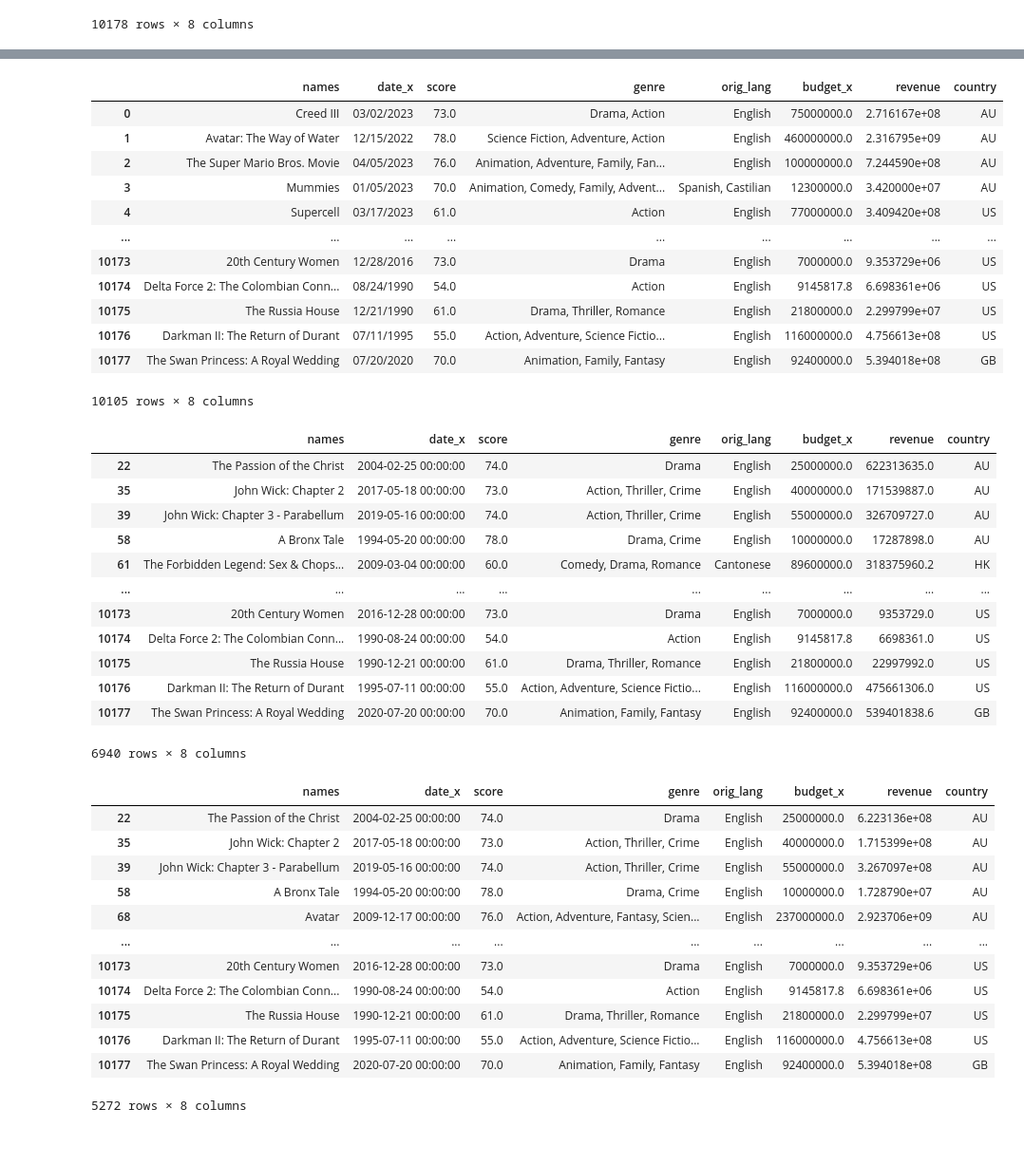
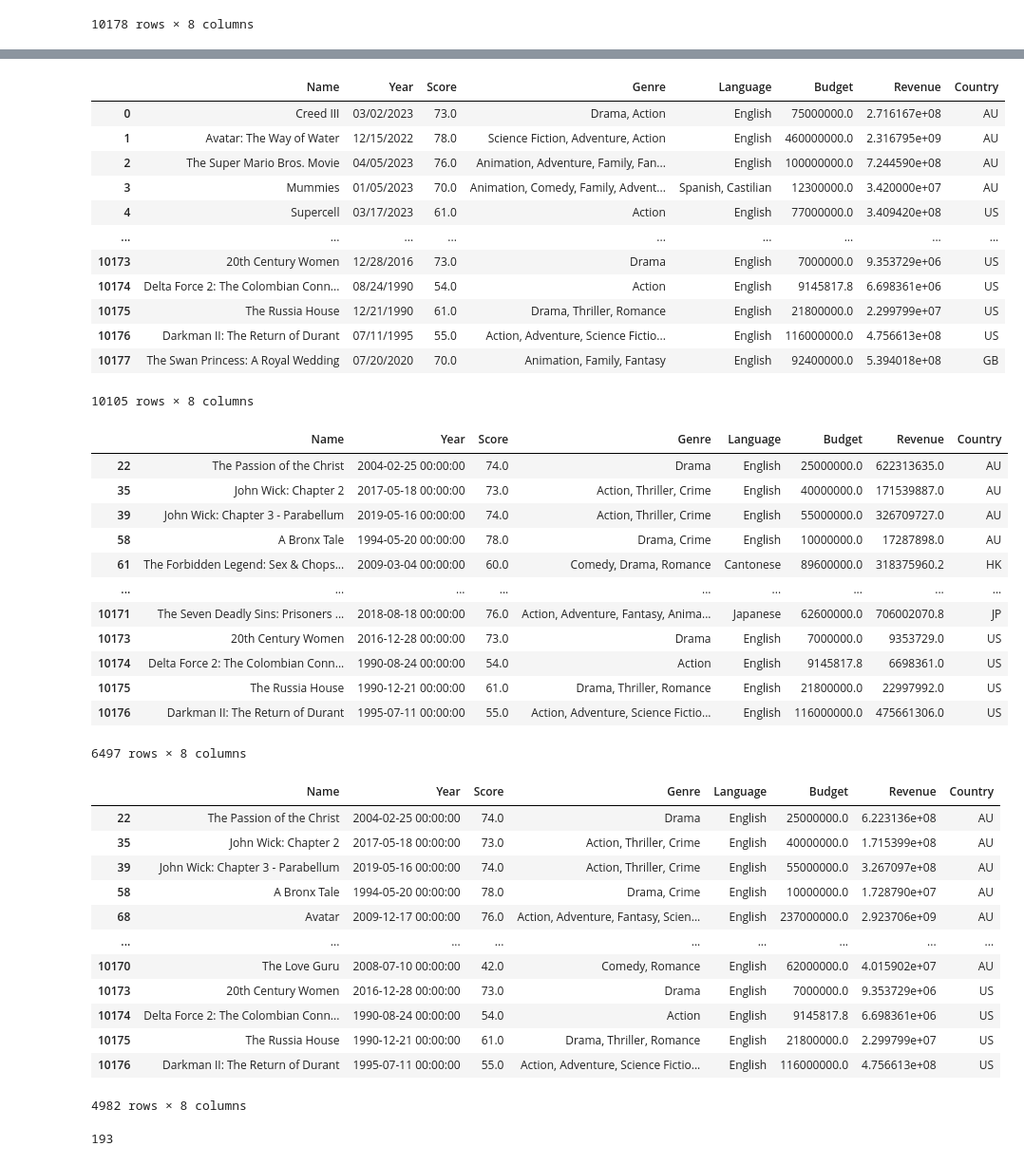
Before and after one commit to hatkiet/Project-1-Red-Team, a Jupyter notebook: IMDB_data_Kiet.ipynb, the cells around one changed output, grey strips where cells are left out. Shown: that part at 95% size. Saved outputs shown, nothing was run; the diff lists cells and outputs as text; code cells hidden in the pictures.

Commit message:
Second commit
Attempt to get the data for english movies

```diff
--- a/IMDB_data_Kiet.ipynb
+++ b/IMDB_data_Kiet.ipynb
@@ -34,3 +34,16 @@ movies_data_reduced
 | 10176 | Darkman II: The Return of Durant | 07/11/1995 | 55.0 | Action, Adventure, Science Fictio... | English | 116000000.0 | 4.756613e+08 | US |
 | 10177 | The Swan Princess: A Royal Wedding | 07/20/2020 | 70.0 | Animation, Family, Fantasy | English | 92400000.0 | 5.394018e+08 | GB |
 10178 rows × 8 columns
+# %%
+# Rename the column name
+movies_data_reduced = movies_data_reduced.rename(columns={
+    "names":"Name",
+    "date_x":"Year",
+    "score":"Score",
+    "genre":"Genre",
+    "orig_lang":"Language",
+    "budget_x":"Budget",
+    "revenue":"Revenue",
+    "country": "Country"
+})
+movies_data_reduced
@@ -37,8 +64,8 @@ movies_data_reduced
 # %%
-positive_revenue = movies_data_reduced.loc[movies_data_reduced["revenue"]>0]
+positive_revenue = movies_data_reduced.loc[movies_data_reduced["Revenue"]>0]
 positive_revenue
 # %% [output]
-|  | names | date_x | score | genre | orig_lang | budget_x | revenue | country |
+|  | Name | Year | Score | Genre | Language | Budget | Revenue | Country |
 | 0 | Creed III | 03/02/2023 | 73.0 | Drama, Action | English | 75000000.0 | 2.716167e+08 | AU |
 | 1 | Avatar: The Way of Water | 12/15/2022 | 78.0 | Science Fiction, Adventure, Action | English | 460000000.0 | 2.316795e+09 | AU |
 | 2 | The Super Mario Bros. Movie | 04/05/2023 | 76.0 | Animation, Adventure, Family, Fan... | English | 100000000.0 | 7.244590e+08 | AU |
@@ -52,48 +79,62 @@ positive_revenue
 | 10177 | The Swan Princess: A Royal Wedding | 07/20/2020 | 70.0 | Animation, Family, Fantasy | English | 92400000.0 | 5.394018e+08 | GB |
 10105 rows × 8 columns
 # %%
-# Double check this code, it seems to have an issue
-# start_date = "01/01/1990"
-# end_date = "01/01/2020"
-# date_filter_df = positive_revenue.loc[(positive_revenue["date_x"]>=start_date) & (positive_revenue["date_x"]<=end_date)]
-# date_filter_df
-
 # Assuming date_x is stored as string
-positive_revenue.loc[:, "date_x"] = pd.to_datetime(positive_revenue["date_x"])
+positive_revenue.loc[:, "Year"] = pd.to_datetime(positive_revenue["Year"])
 
 start_date = pd.to_datetime("01/01/1990")
-end_date = pd.to_datetime("12/31/2020")
+end_date = pd.to_datetime("12/31/2019")
 
-date_filter_df = positive_revenue.loc[(positive_revenue["date_x"] >= start_date) & (positive_revenue["date_x"] <= end_date)]
+date_filter_df = positive_revenue.loc[(positive_revenue["Year"] >= start_date) & (positive_revenue["Year"] <= end_date)]
 date_filter_df
 # %% [output]
-|  | names | date_x | score | genre | orig_lang | budget_x | revenue | country |
+|  | Name | Year | Score | Genre | Language | Budget | Revenue | Country |
 | 22 | The Passion of the Christ | 2004-02-25 00:00:00 | 74.0 | Drama | English | 25000000.0 | 622313635.0 | AU |
 | 35 | John Wick: Chapter 2 | 2017-05-18 00:00:00 | 73.0 | Action, Thriller, Crime | English | 40000000.0 | 171539887.0 | AU |
 | 39 | John Wick: Chapter 3 - Parabellum | 2019-05-16 00:00:00 | 74.0 | Action, Thriller, Crime | English | 55000000.0 | 326709727.0 | AU |
 | 58 | A Bronx Tale | 1994-05-20 00:00:00 | 78.0 | Drama, Crime | English | 10000000.0 | 17287898.0 | AU |
 | 61 | The Forbidden Legend: Sex & Chops... | 2009-03-04 00:00:00 | 60.0 | Comedy, Drama, Romance | Cantonese | 89600000.0 | 318375960.2 | HK |
 | ... | ... | ... | ... | ... | ... | ... | ... | ... |
+| 10171 | The Seven Deadly Sins: Prisoners ... | 2018-08-18 00:00:00 | 76.0 | Action, Adventure, Fantasy, Anima... | Japanese | 62600000.0 | 706002070.8 | JP |
 | 10173 | 20th Century Women | 2016-12-28 00:00:00 | 73.0 | Drama | English | 7000000.0 | 9353729.0 | US |
 | 10174 | Delta Force 2: The Colombian Conn... | 1990-08-24 00:00:00 | 54.0 | Action | English | 9145817.8 | 6698361.0 | US |
 | 10175 | The Russia House | 1990-12-21 00:00:00 | 61.0 | Drama, Thriller, Romance | English | 21800000.0 | 22997992.0 | US |
 | 10176 | Darkman II: The Return of Durant | 1995-07-11 00:00:00 | 55.0 | Action, Adventure, Science Fictio... | English | 116000000.0 | 475661306.0 | US |
-| 10177 | The Swan Princess: A Royal Wedding | 2020-07-20 00:00:00 | 70.0 | Animation, Family, Fantasy | English | 92400000.0 | 539401838.6 | GB |
-6940 rows × 8 columns
+6497 rows × 8 columns
 # %%
-English_movies = date_filter_df.loc[date_filter_df["orig_lang"]== " English"]
+English_movies = date_filter_df.loc[date_filter_df["Language"]== " English"]
 English_movies
+
+# # Write the english movies into CSV file
+# output_file_path_1 = "English_movies_0.csv"
+# English_movies.to_csv(output_file_path_1, index=False)
+# print(f"English movies including duplicated movies saved to {output_file_path_1}")
 # %% [output]
-|  | names | date_x | score | genre | orig_lang | budget_x | revenue | country |
+|  | Name | Year | Score | Genre | Language | Budget | Revenue | Country |
 | 22 | The Passion of the Christ | 2004-02-25 00:00:00 | 74.0 | Drama | English | 25000000.0 | 6.223136e+08 | AU |
 | 35 | John Wick: Chapter 2 | 2017-05-18 00:00:00 | 73.0 | Action, Thriller, Crime | English | 40000000.0 | 1.715399e+08 | AU |
 | 39 | John Wick: Chapter 3 - Parabellum | 2019-05-16 00:00:00 | 74.0 | Action, Thriller, Crime | English | 55000000.0 | 3.267097e+08 | AU |
 | 58 | A Bronx Tale | 1994-05-20 00:00:00 | 78.0 | Drama, Crime | English | 10000000.0 | 1.728790e+07 | AU |
 | 68 | Avatar | 2009-12-17 00:00:00 | 76.0 | Action, Adventure, Fantasy, Scien... | English | 237000000.0 | 2.923706e+09 | AU |
 | ... | ... | ... | ... | ... | ... | ... | ... | ... |
+| 10170 | The Love Guru | 2008-07-10 00:00:00 | 42.0 | Comedy, Romance | English | 62000000.0 | 4.015902e+07 | AU |
 | 10173 | 20th Century Women | 2016-12-28 00:00:00 | 73.0 | Drama | English | 7000000.0 | 9.353729e+06 | US |
 | 10174 | Delta Force 2: The Colombian Conn... | 1990-08-24 00:00:00 | 54.0 | Action | English | 9145817.8 | 6.698361e+06 | US |
 | 10175 | The Russia House | 1990-12-21 00:00:00 | 61.0 | Drama, Thriller, Romance | English | 21800000.0 | 2.299799e+07 | US |
 | 10176 | Darkman II: The Return of Durant | 1995-07-11 00:00:00 | 55.0 | Action, Adventure, Science Fictio... | English | 116000000.0 | 4.756613e+08 | US |
-| 10177 | The Swan Princess: A Royal Wedding | 2020-07-20 00:00:00 | 70.0 | Animation, Family, Fantasy | English | 92400000.0 | 5.394018e+08 | GB |
-5272 rows × 8 columns
+4982 rows × 8 columns
+# %%
+# Check the duplicatted movies
+# Create a subset of DataFrame containing only "Name" and "Year"
+subset = English_movies[["Name", "Year"]]
+
+# Find duplicated rows based on "Name" and "Year"
+duplicated_movies = subset[subset.duplicated(subset=["Name","Year"], keep=False)]
+print(len(duplicated_movies))
+
+# # Write the duplicated movies into CSV file
+# output_file_path_2 = "duplicated_movies.csv"
+# duplicated_movies.to_csv(output_file_path_2, index=False)
+# print(f"Duplicated movies saved to {output_file_path_2}")
+# %% [output]
+193
```
Also changed, not shown: parts of 4 cells of this notebook, 3 other files.
